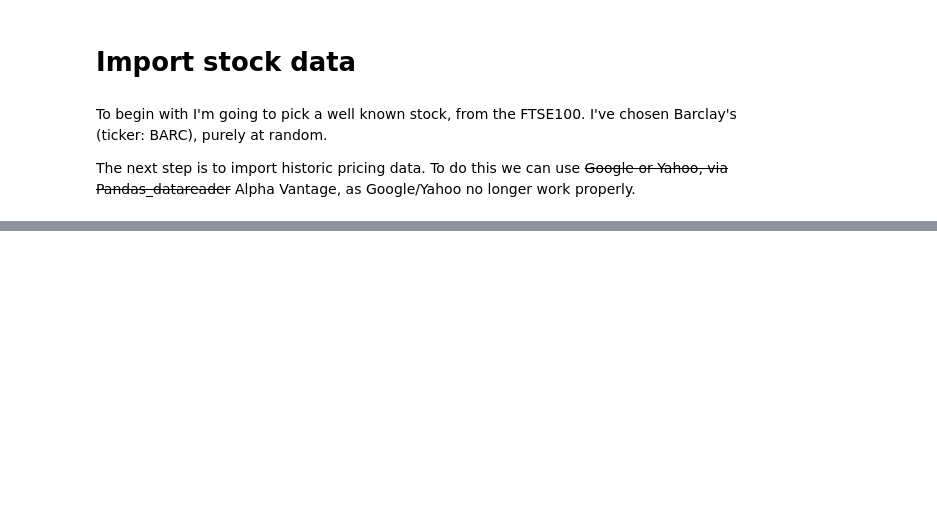
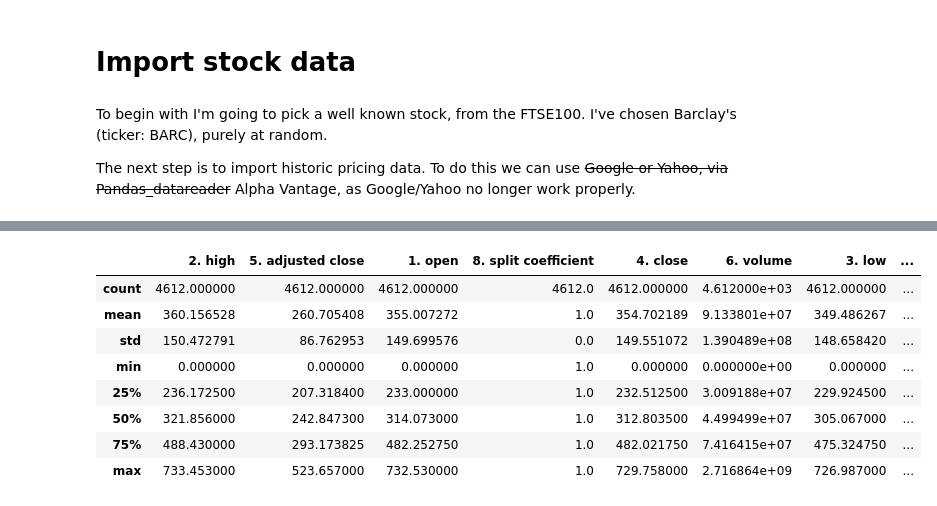
Before and after one commit to rick-62/Stock-Picker, a Jupyter notebook: initial_analysis.ipynb, the cells around one changed output, grey strips where cells are left out. Saved outputs shown, nothing was run; the diff lists cells and outputs as text; code cells hidden in the pictures; blank space fills up the shorter version.

```diff
--- a/initial_analysis.ipynb
+++ b/initial_analysis.ipynb
@@ -23,0 +29,12 @@ meta_data
+# %%
+data.describe()
+# %% [output]
+|  | 2. high | 5. adjusted close | 1. open | 8. split coefficient | 4. close | 6. volume | 3. low | ... |
+| count | 4612.000000 | 4612.000000 | 4612.000000 | 4612.0 | 4612.000000 | 4.612000e+03 | 4612.000000 | ... |
+| mean | 360.156528 | 260.705408 | 355.007272 | 1.0 | 354.702189 | 9.133801e+07 | 349.486267 | ... |
+| std | 150.472791 | 86.762953 | 149.699576 | 0.0 | 149.551072 | 1.390489e+08 | 148.658420 | ... |
+| min | 0.000000 | 0.000000 | 0.000000 | 1.0 | 0.000000 | 0.000000e+00 | 0.000000 | ... |
+| 25% | 236.172500 | 207.318400 | 233.000000 | 1.0 | 232.512500 | 3.009188e+07 | 229.924500 | ... |
+| 50% | 321.856000 | 242.847300 | 314.073000 | 1.0 | 312.803500 | 4.499499e+07 | 305.067000 | ... |
+| 75% | 488.430000 | 293.173825 | 482.252750 | 1.0 | 482.021750 | 7.416415e+07 | 475.324750 | ... |
+| max | 733.453000 | 523.657000 | 732.530000 | 1.0 | 729.758000 | 2.716864e+09 | 726.987000 | ... |
```
Also changed, not shown: parts of 11 cells of this notebook.
